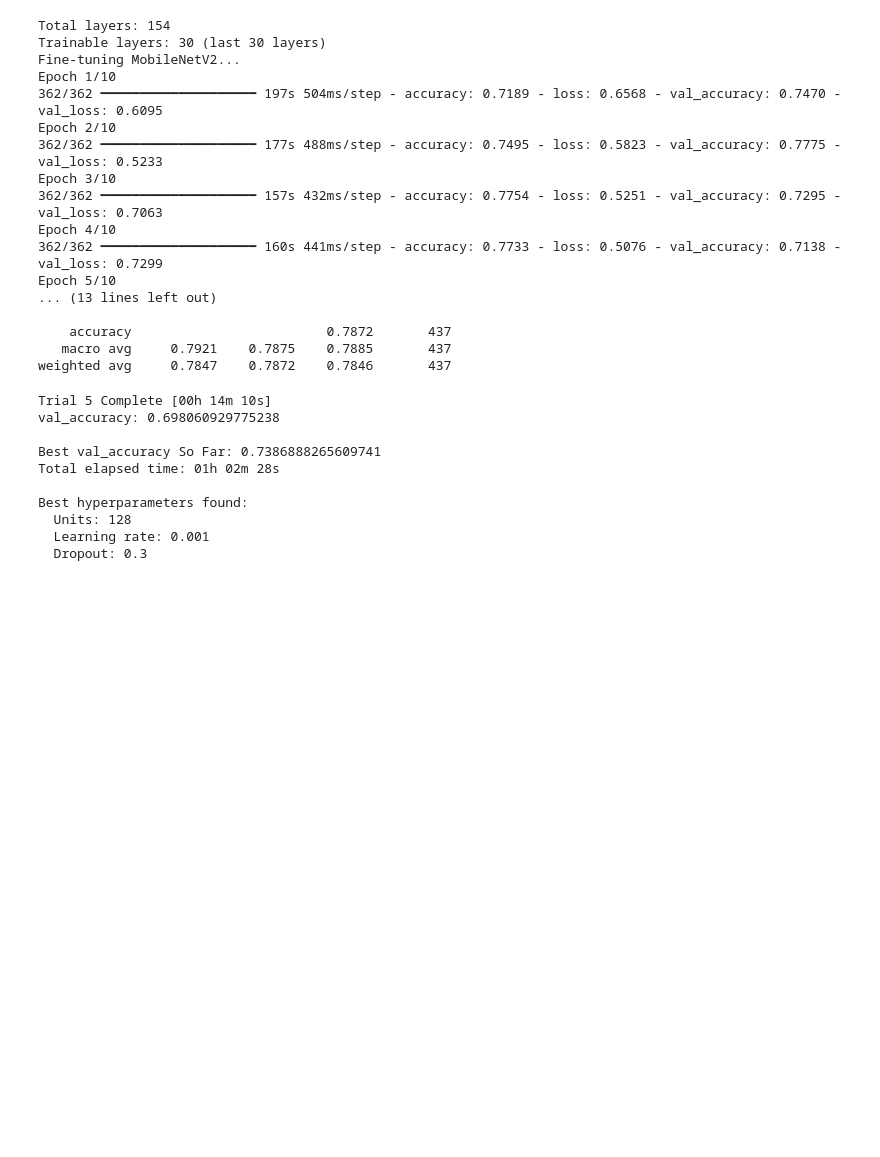
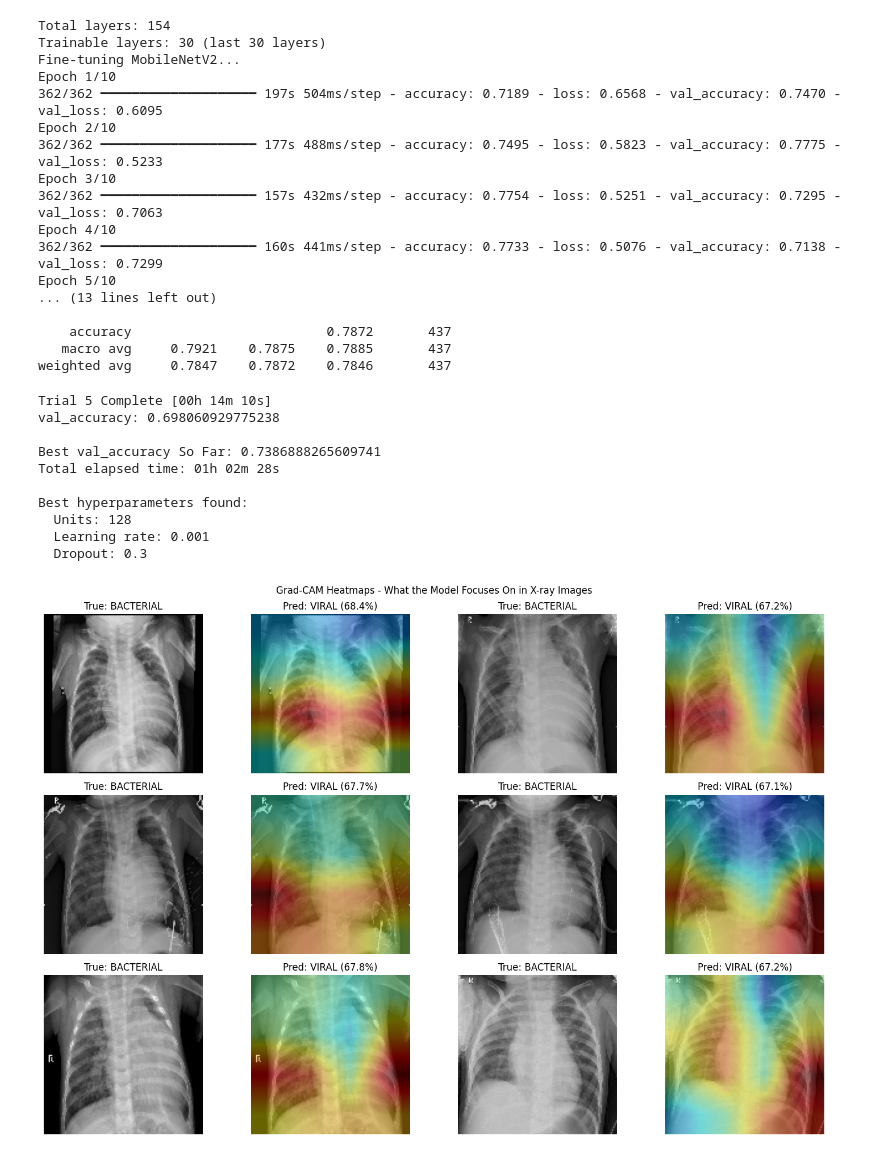
Before and after one commit to Yurieb/Deep-Neural-Networks-Assignment, a Jupyter notebook: pneumonia_classification.ipynb, the cells around one changed output. Saved outputs shown, nothing was run; the diff lists cells and outputs as text; code cells hidden in the pictures; blank space fills up the shorter version.

Commit message:
Final submission All experiments complete, best accuracy 78.72% with fine-tuned MobileNetV2

```diff
--- a/pneumonia_classification.ipynb
+++ b/pneumonia_classification.ipynb
@@ -799,3 +790,84 @@ Best hyperparameters found:
   Units: 128
   Learning rate: 0.001
   Dropout: 0.3
+# %%
+# ============================================
+# EXPERIMENT 7: Grad-CAM Visualisation
+# ============================================
+import cv2
+
+# Build a model that outputs the last conv layer of MobileNetV2
+last_conv_layer_name = 'Conv_1'
+
+# Create grad model directly from base_model
+grad_model = tf.keras.models.Model(
+    inputs=base_model.inputs,
+    outputs=[
+        base_model.get_layer(last_conv_layer_name).output,
+        base_model.output
+    ]
+)
+
+# Preprocessing function
+preprocess = tf.keras.applications.mobilenet_v2.preprocess_input
+
+plt.figure(figsize=(15, 10))
+idx = 0
+for images, labels in test_ds.take(1):
+    for i in range(6):
+        img = images[i].numpy().astype('uint8')
+
+        # Preprocess for MobileNetV2
+        img_preprocessed = preprocess(
+            tf.cast(tf.expand_dims(images[i], 0), tf.float32)
+        )
+
+        # Get prediction from full model
+        pred = model_transfer.predict(img_preprocessed, verbose=0)
+        pred_class_idx = np.argmax(pred[0])
+        pred_class = class_names[pred_class_idx]
+        true_class = class_names[labels[i].numpy()]
+        confidence = 100 * np.max(pred[0])
+
+        # Generate Grad-CAM using base model
+        with tf.GradientTape() as tape:
+            last_conv_output, predictions = grad_model(img_preprocessed)
+            class_channel = predictions[:, pred_class_idx]
+
+        grads = tape.gradient(class_channel, last_conv_output)
+        pooled_grads = tf.reduce_mean(grads, axis=(0, 1, 2))
+        heatmap = last_conv_output[0] @ pooled_grads[..., tf.newaxis]
+        heatmap = tf.squeeze(heatmap)
+        heatmap = tf.nn.relu(heatmap)
+        heatmap = heatmap / (tf.reduce_max(heatmap) + 1e-8)
+        heatmap = heatmap.numpy()
+
+        # Resize and colorize heatmap
+        heatmap_resized = cv2.resize(heatmap, (IMG_WIDTH, IMG_HEIGHT))
+        heatmap_colored = cv2.applyColorMap(
+            np.uint8(255 * heatmap_resized), cv2.COLORMAP_JET
+        )
+        heatmap_colored = cv2.cvtColor(heatmap_colored, cv2.COLOR_BGR2RGB)
+
+        # Overlay on original image
+        superimposed = cv2.addWeighted(
+            img, 0.6, heatmap_colored, 0.4, 0
+        )
+
+        # Plot original and heatmap side by side
+        plt.subplot(3, 4, i*2 + 1)
+        plt.imshow(img)
+        plt.title(f'True: {true_class}')
+        plt.axis('off')
+
+        plt.subplot(3, 4, i*2 + 2)
+        plt.imshow(superimposed)
+        plt.title(f'Pred: {pred_class} ({confidence:.1f}%)')
+        plt.axis('off')
+
+plt.suptitle('Grad-CAM Heatmaps - What the Model Focuses On in X-ray Images')
+plt.tight_layout()
+plt.show()
+print("Grad-CAM complete!")
+# %% [output]
+[figure, added]
```
Also changed, not shown: parts of 5 cells of this notebook, 1 other file.
